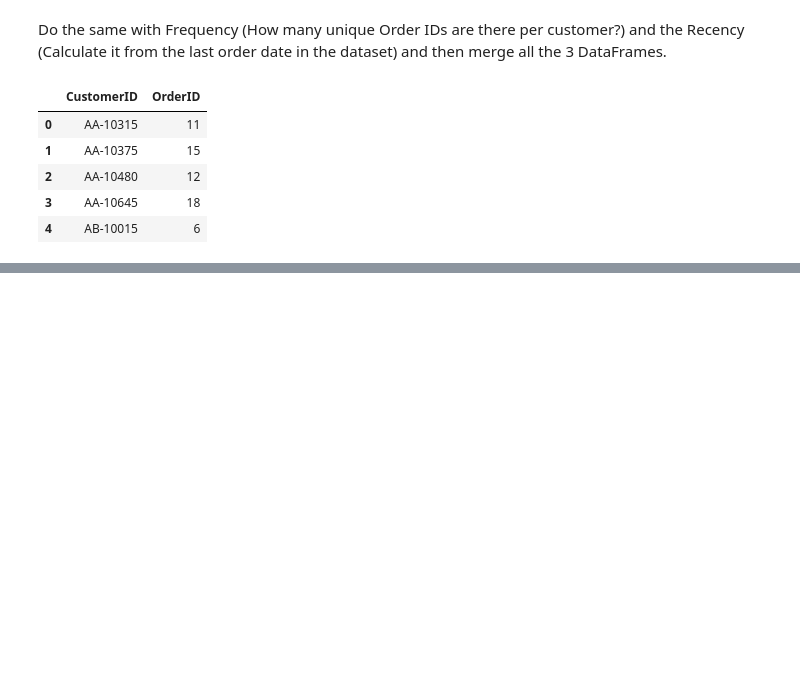
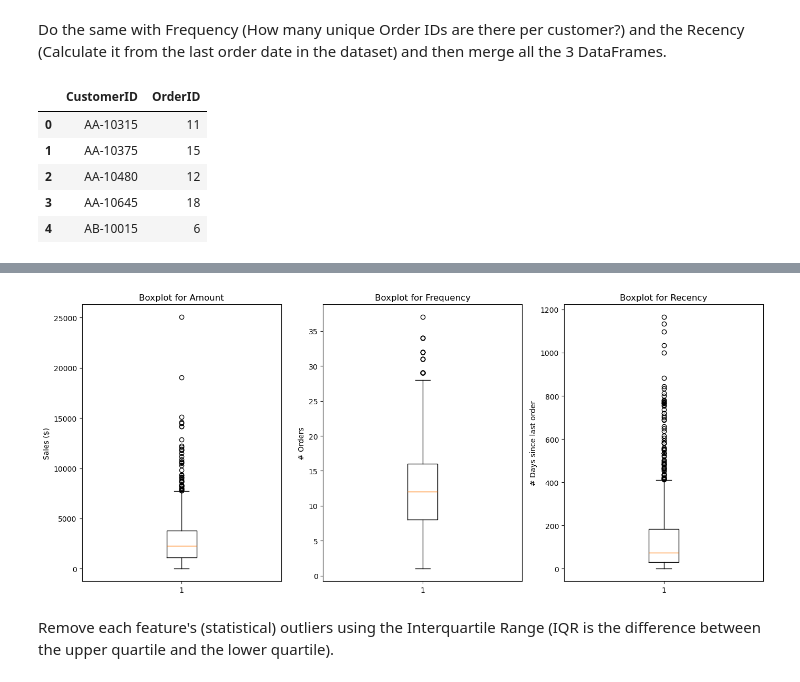
Before and after one commit to michalpasternak7/e-Commerce, a Jupyter notebook: superstore_clustering.ipynb, the cells around one changed output, grey strips where cells are left out. Saved outputs shown, nothing was run; the diff lists cells and outputs as text; code cells hidden in the pictures; blank space fills up the shorter version.

```diff
--- a/superstore_clustering.ipynb
+++ b/superstore_clustering.ipynb
@@ -103,0 +114,28 @@ rfm_df
+# %%
+# Create a boxplot for each parameter
+plt.figure(figsize=(14, 6))
+
+# Boxplot for Amount
+plt.subplot(1, 3, 1)
+plt.boxplot(rfm_df['Amount'])
+plt.title('Boxplot for Amount')
+plt.ylabel('Sales ($)')
+
+# Boxplot for Frequency
+plt.subplot(1, 3, 2)
+plt.boxplot(rfm_df['Frequency'])
+plt.title('Boxplot for Frequency')
+plt.ylabel('# Orders')
+
+# Boxplot for Recency
+plt.subplot(1, 3, 3)
+plt.boxplot(rfm_df['Recency'])
+plt.title('Boxplot for Recency')
+plt.ylabel('# Days since last order')
+
+plt.tight_layout()
+plt.show()
+# %% [output]
+[figure, added]
+# %% [markdown]
+Remove each feature's (statistical) outliers using the Interquartile Range (IQR is the difference between the upper quartile and the lower quartile).
```
Also changed, not shown: parts of 9 cells of this notebook.
